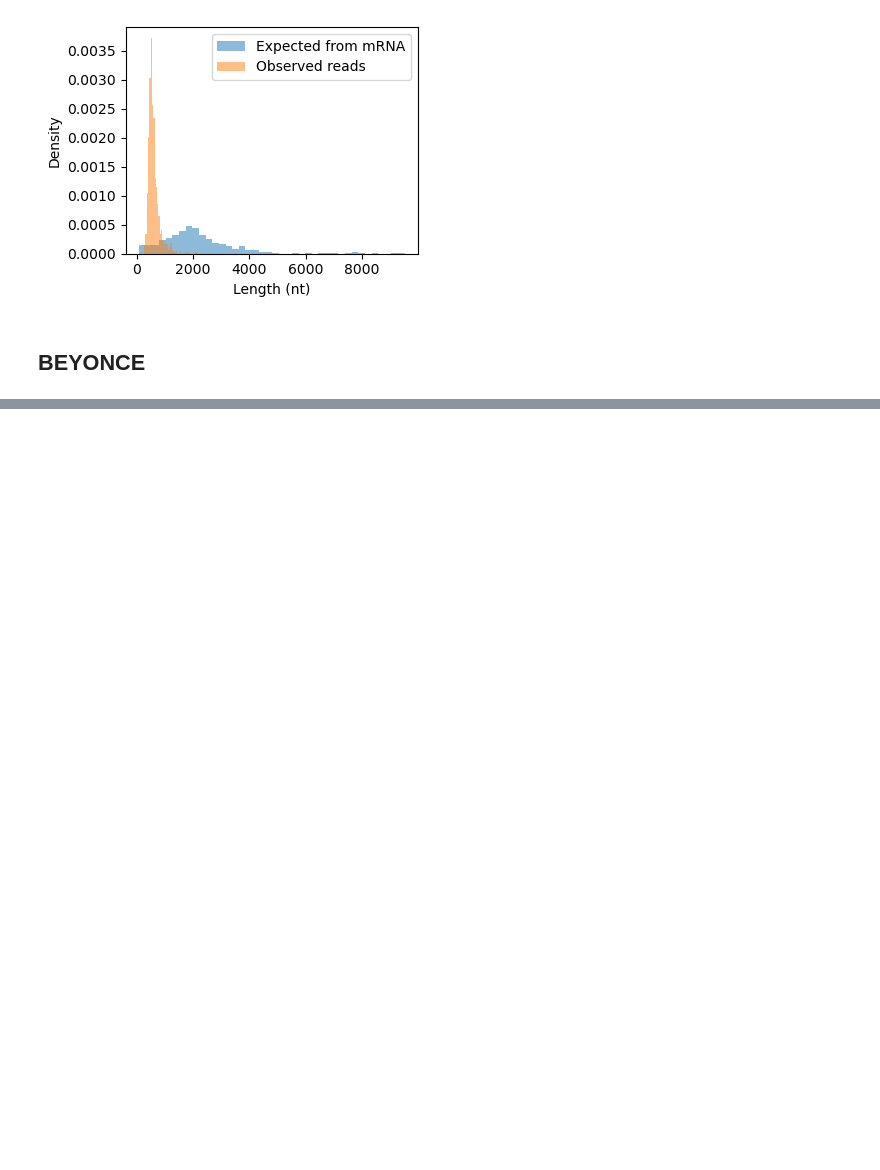
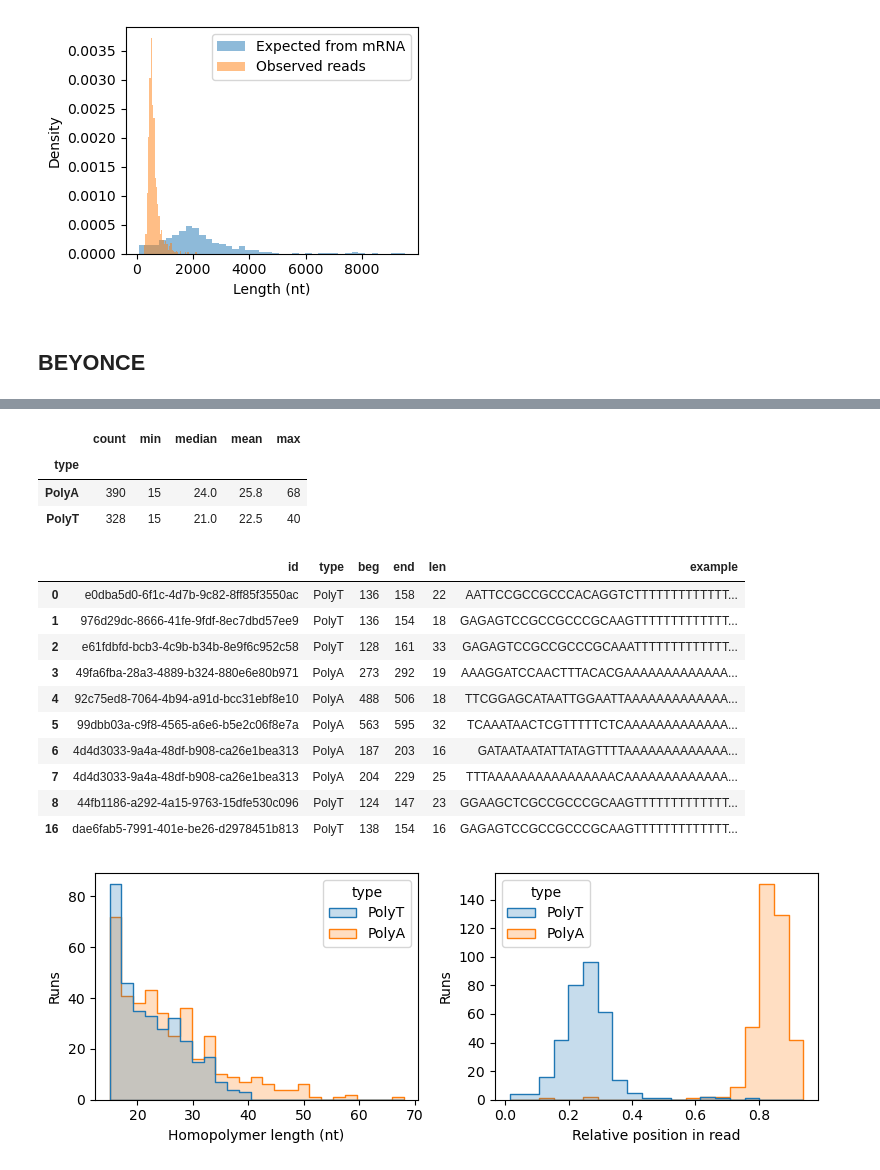
Before and after one commit to ih-11/hmm-3end, a Jupyter notebook: notebooks/qcfastq.ipynb, the cells around one changed output, grey strips where cells are left out. Saved outputs shown, nothing was run; the diff lists cells and outputs as text; code cells hidden in the pictures; blank space fills up the shorter version.

```diff
--- a/notebooks/qcfastq.ipynb
+++ b/notebooks/qcfastq.ipynb
@@ -339,0 +466,72 @@ plt.show()
+# %%
+# ============================================
+# Do long A/T runs resemble poly(A) tails?
+# ============================================
+
+min_len = 15
+apat = re.compile(f"A{{{min_len},}}")
+tpat = re.compile(f"T{{{min_len},}}")
+runs = []
+
+for rid, seq in zip(reads_df["id"], reads_df["seq"]):
+	for rtype, pat in [("PolyA", apat), ("PolyT", tpat)]:
+		for m in pat.finditer(seq):
+			beg, end = m.span()
+			runs.append({
+				"id": rid, "type": rtype, "beg": beg, "end": end,
+				"len": end - beg, "rel": (beg + end) / (2 * len(seq)),
+				"example": seq[max(0, beg - 20):min(len(seq), end + 20)],
+			})
+
+long_df = pd.DataFrame(runs)
+
+run_stats = (
+	long_df.groupby("type")["len"]
+	.agg(["count", "min", "median", "mean", "max"])
+	.round(1)
+)
+
+examples = (
+	long_df.groupby("type", group_keys=False).head(5)
+	[["id", "type", "beg", "end", "len", "example"]]
+)
+
+display(run_stats)
+display(examples)
+
+fig, ax = plt.subplots(1, 2, figsize=(8, 3))
+
+sns.histplot(
+	data=long_df, x="len", hue="type", bins=25,
+	element="step", common_norm=False, ax=ax[0],
+)
+
+sns.histplot(
+	data=long_df, x="rel", hue="type", bins=20,
+	element="step", common_norm=False, ax=ax[1],
+)
+
+ax[0].set_xlabel("Homopolymer length (nt)")
+ax[0].set_ylabel("Runs")
+ax[1].set_xlabel("Relative position in read")
+ax[1].set_ylabel("Runs")
+
+plt.tight_layout()
+plt.show()
+# %% [output]
+|  | count | min | median | mean | max |
+| type |  |  |  |  |  |
+| PolyA | 390 | 15 | 24.0 | 25.8 | 68 |
+| PolyT | 328 | 15 | 21.0 | 22.5 | 40 |
+|  | id | type | beg | end | len | example |
+| 0 | e0dba5d0-6f1c-4d7b-9c82-8ff85f3550ac | PolyT | 136 | 158 | 22 | AATTCCGCCGCCCACAGGTCTTTTTTTTTTTTT... |
+| 1 | 976d29dc-8666-41fe-9fdf-8ec7dbd57ee9 | PolyT | 136 | 154 | 18 | GAGAGTCCGCCGCCCGCAAGTTTTTTTTTTTTT... |
+| 2 | e61fdbfd-bcb3-4c9b-b34b-8e9f6c952c58 | PolyT | 128 | 161 | 33 | GAGAGTCCGCCGCCCGCAAATTTTTTTTTTTTT... |
+| 3 | 49fa6fba-28a3-4889-b324-880e6e80b971 | PolyA | 273 | 292 | 19 | AAAGGATCCAACTTTACACGAAAAAAAAAAAAA... |
+| 4 | 92c75ed8-7064-4b94-a91d-bcc31ebf8e10 | PolyA | 488 | 506 | 18 | TTCGGAGCATAATTGGAATTAAAAAAAAAAAAA... |
+| 5 | 99dbb03a-c9f8-4565-a6e6-b5e2c06f8e7a | PolyA | 563 | 595 | 32 | TCAAATAACTCGTTTTTCTCAAAAAAAAAAAAA... |
+| 6 | 4d4d3033-9a4a-48df-b908-ca26e1bea313 | PolyA | 187 | 203 | 16 | GATAATAATATTATAGTTTTAAAAAAAAAAAAA... |
+| 7 | 4d4d3033-9a4a-48df-b908-ca26e1bea313 | PolyA | 204 | 229 | 25 | TTTAAAAAAAAAAAAAAAACAAAAAAAAAAAAA... |
+| 8 | 44fb1186-a292-4a15-9763-15dfe530c096 | PolyT | 124 | 147 | 23 | GGAAGCTCGCCGCCCGCAAGTTTTTTTTTTTTT... |
+| 16 | dae6fab5-7991-401e-be26-d2978451b813 | PolyT | 138 | 154 | 16 | GAGAGTCCGCCGCCCGCAAGTTTTTTTTTTTTT... |
+[figure, added]
```
Also changed, not shown: parts of 10 cells of this notebook, 3 other files.
